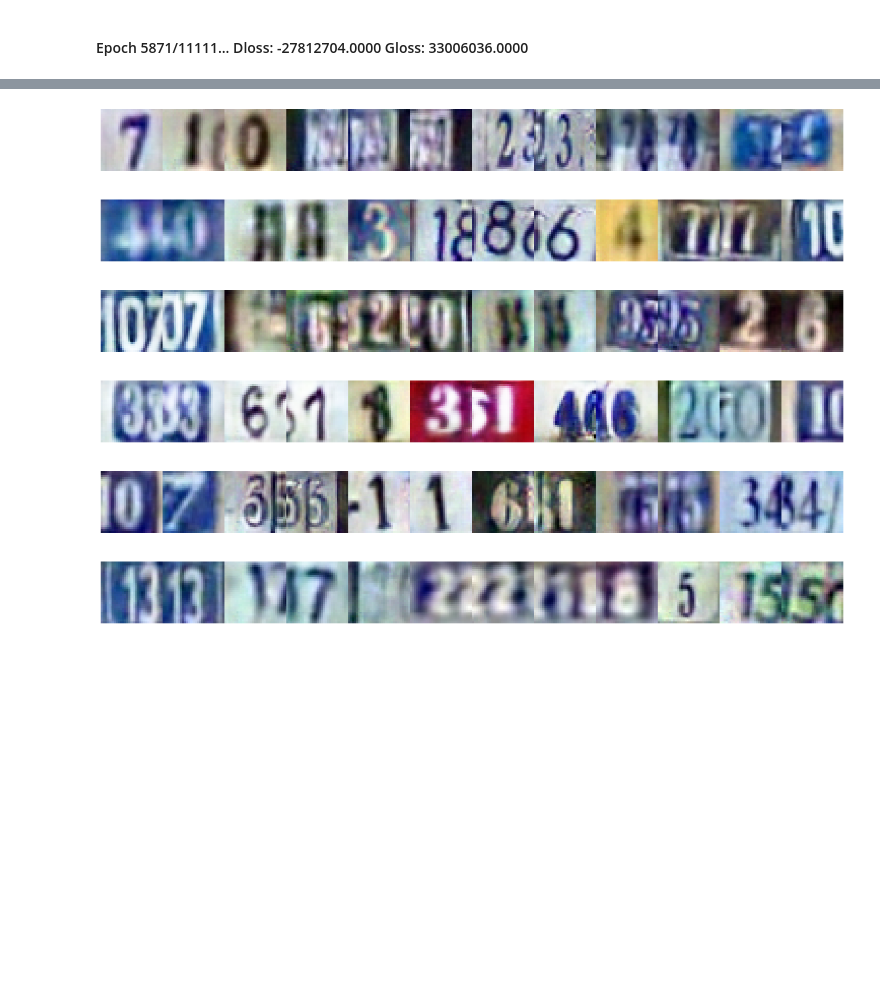
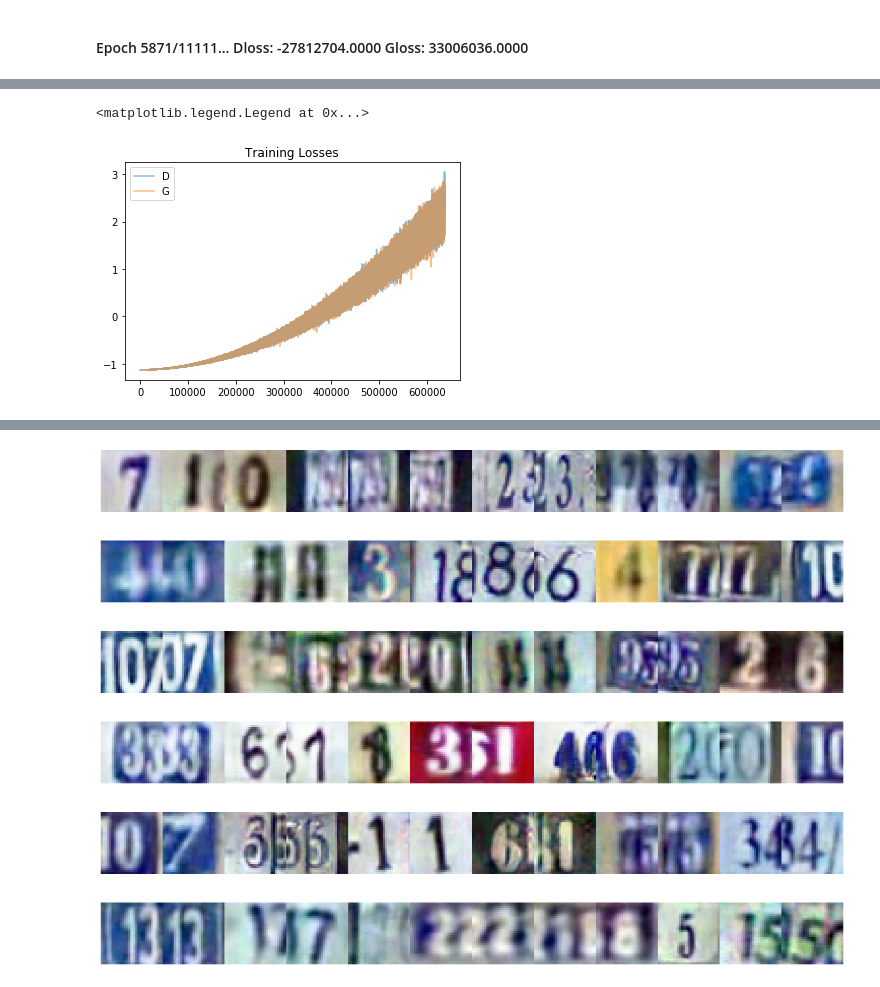
Before and after one commit to arasdar/GAN, a Jupyter notebook: AE-WGAN.ipynb, the cells around one changed output, grey strips where cells are left out. Cells and saved outputs as stored; diff of their text form; code cells hidden in the pictures; blank space fills up the shorter version.

```diff
--- a/AE-WGAN.ipynb
+++ b/AE-WGAN.ipynb
@@ -592,3 +606,15 @@ plt.legend()
+# %%
+fig, ax = plt.subplots()
+losses = np.array(losses)
+losses_ = (losses - losses.mean(axis=0))/losses.std(axis=0)
+# print(losses_.shape, losses_norm.shape, losses_norm.dtype, losses_norm.dtype)
+plt.plot(-losses_.T[0], label='D', alpha=0.5)
+plt.plot(losses_.T[1], label='G', alpha=0.5)
+plt.title("Training Losses")
+plt.legend()
+# %% [output]
+<matplotlib.legend.Legend at 0x...>
+[figure, added]
 # %%
 fig, ax = plt.subplots()
 losses = np.array(losses)
```
Also changed, not shown: parts of 9 cells of this notebook.
